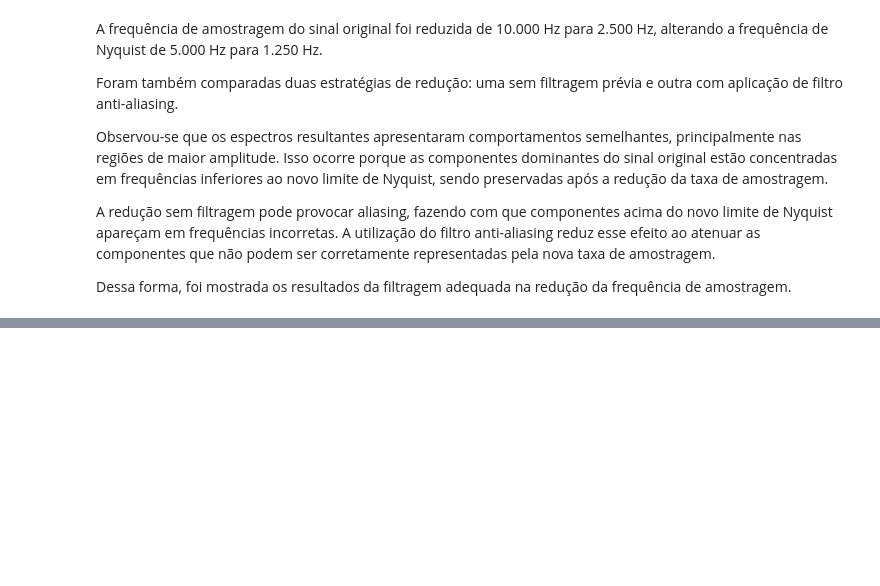
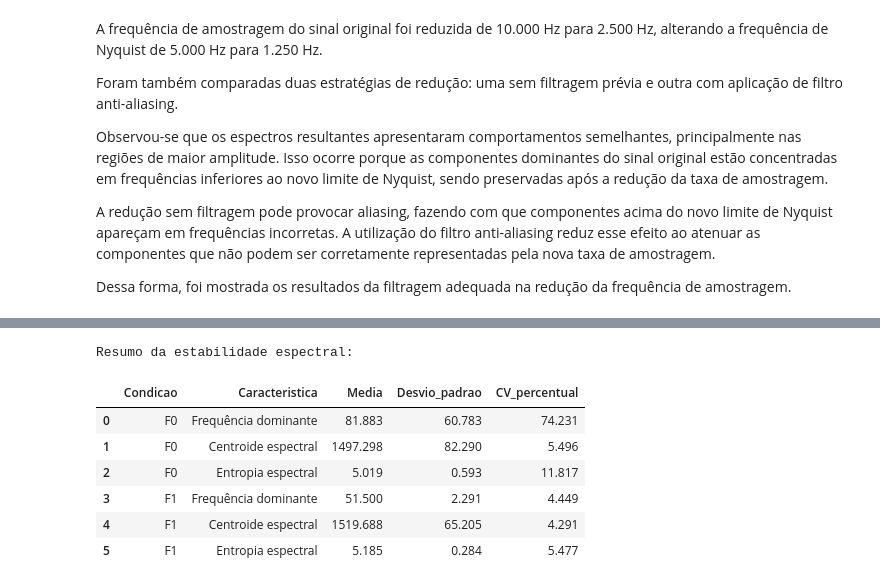
Before and after one commit to SillyGo/projeto-sinais, a Jupyter notebook: src/primeira_entrega/analise_no_dominio_da_frequencia.ipynb, the cells around one changed output, grey strips where cells are left out. Cells and saved outputs as stored; diff of their text form; code cells hidden in the pictures; blank space fills up the shorter version.

```diff
--- a/src/primeira_entrega/analise_no_dominio_da_frequencia.ipynb
+++ b/src/primeira_entrega/analise_no_dominio_da_frequencia.ipynb
@@ -995,0 +1061,42 @@ Dessa forma, foi mostrada os resultados da filtragem adequada na redução da fr
+# %%
+resultados = []
+
+for condicao, grupo in dados.groupby("Condicao"):
+    for coluna, nome, unidade in caracteristicas:
+        valores = grupo[coluna].dropna().to_numpy()
+
+        media = np.mean(valores)
+        desvio = np.std(valores, ddof=0)
+
+        cv = (
+            100 * desvio / abs(media)
+            if abs(media) > 1e-12
+            else np.nan
+        )
+
+        resultados.append({
+            "Condicao": condicao,
+            "Caracteristica": nome,
+            "Media": media,
+            "Desvio_padrao": desvio,
+            "CV_percentual": cv
+        })
+
+df_estabilidade = pd.DataFrame(resultados)
+
+print("Resumo da estabilidade espectral:")
+display(df_estabilidade.round(3))
+
+df_estabilidade.to_csv(
+    "investigacao_estabilidade.csv",
+    index=False
+)
+# %% [output]
+Resumo da estabilidade espectral:
+|  | Condicao | Caracteristica | Media | Desvio_padrao | CV_percentual |
+| 0 | F0 | Frequência dominante | 81.883 | 60.783 | 74.231 |
+| 1 | F0 | Centroide espectral | 1497.298 | 82.290 | 5.496 |
+| 2 | F0 | Entropia espectral | 5.019 | 0.593 | 11.817 |
+| 3 | F1 | Frequência dominante | 51.500 | 2.291 | 4.449 |
+| 4 | F1 | Centroide espectral | 1519.688 | 65.205 | 4.291 |
+| 5 | F1 | Entropia espectral | 5.185 | 0.284 | 5.477 |
```
Also changed, not shown: parts of 7 cells of this notebook.
